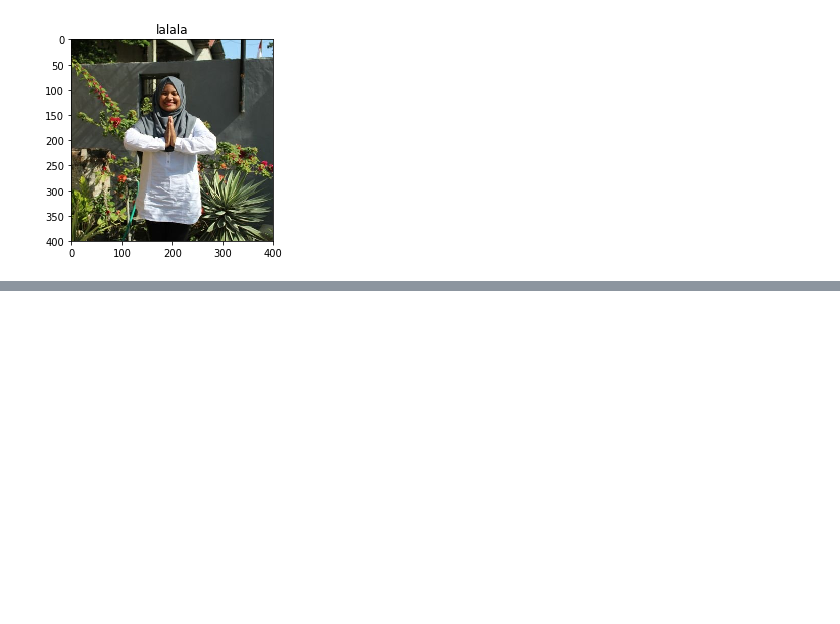
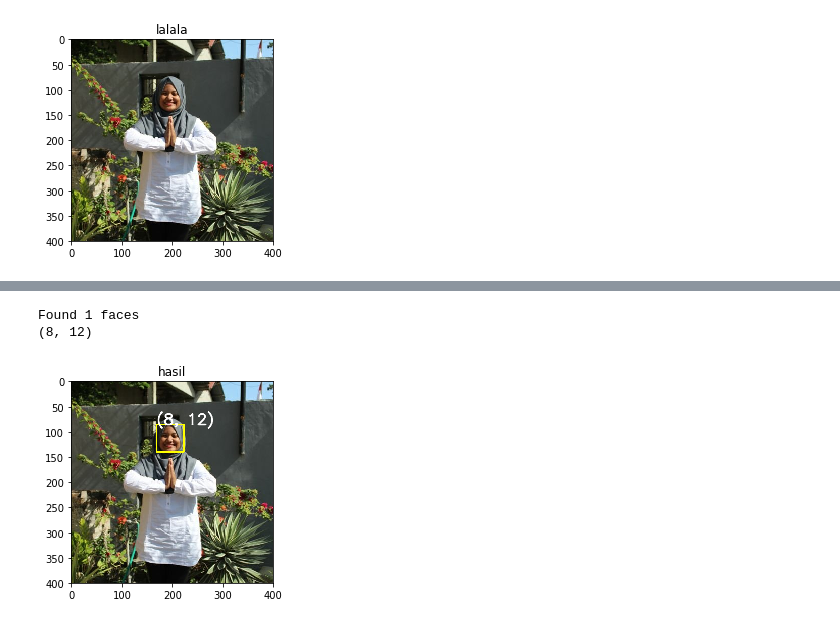
Before and after one commit to mhilmiasyrofi/age-prediction, a Jupyter notebook: Age Prediction.ipynb, the cells around one changed output, grey strips where cells are left out. Cells and saved outputs as stored; diff of their text form; code cells hidden in the pictures; blank space fills up the shorter version.

Commit message:
predict age

```diff
--- a/Age Prediction.ipynb
+++ b/Age Prediction.ipynb
@@ -36,0 +41,43 @@ showImage(img, 'lalala')
+# %%
+import cv2
+import numpy as np
+
+MODEL_MEAN_VALUES = (78.4263377603, 87.7689143744, 114.895847746)
+age_list = ['(0, 2)', '(4, 6)', '(8, 12)', '(15, 20)', '(25, 32)', '(38, 43)', '(48, 53)', '(60, 100)']
+
+def load_caffe_models():
+    age_net = cv2.dnn.readNetFromCaffe('deploy_age.prototxt', 'age_net.caffemodel')
+    return(age_net)
+
+def detect_age(img, age_net):
+    font = cv2.FONT_HERSHEY_SIMPLEX
+    image = img
+    face_cascade = cv2.CascadeClassifier('haarcascade_frontalface_default.xml')
+
+    gray = cv2.cvtColor(image, cv2.COLOR_BGR2GRAY)
+    faces = face_cascade.detectMultiScale(gray, 1.1, 5)
+    if(len(faces)>0):
+        print("Found {} faces".format(str(len(faces))))
+        for (x, y, w, h )in faces:
+            cv2.rectangle(image, (x, y), (x+w, y+h), (255, 255, 0), 2)
+            #Get Face
+            face_img = image[y:y+h, h:h+w].copy()
+            blob = cv2.dnn.blobFromImage(face_img, 1, (227, 227), MODEL_MEAN_VALUES, swapRB=False)
+            #Predict Age
+            age_net.setInput(blob)
+            age_preds = age_net.forward()
+            age = age_list[age_preds[0].argmax()]
+            overlay_text = "%s" % (age)
+            cv2.putText(image, overlay_text, (x, y), font, 1, (255, 255, 255), 2, cv2.LINE_AA)
+            return age, image
+    return age_list[0], image
+# %%
+age_net = load_caffe_models()
+age, res = detect_age(img, age_net)
+print(age)
+
+showImage(res, 'hasil')
+# %% [output]
+Found 1 faces
+(8, 12)
+[figure, added]
```
Also changed, not shown: parts of 1 cell of this notebook.
